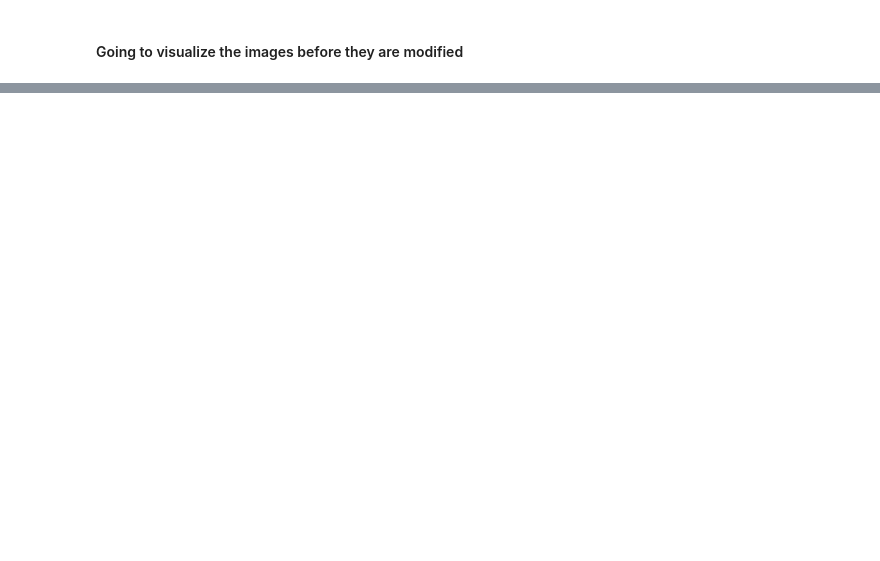
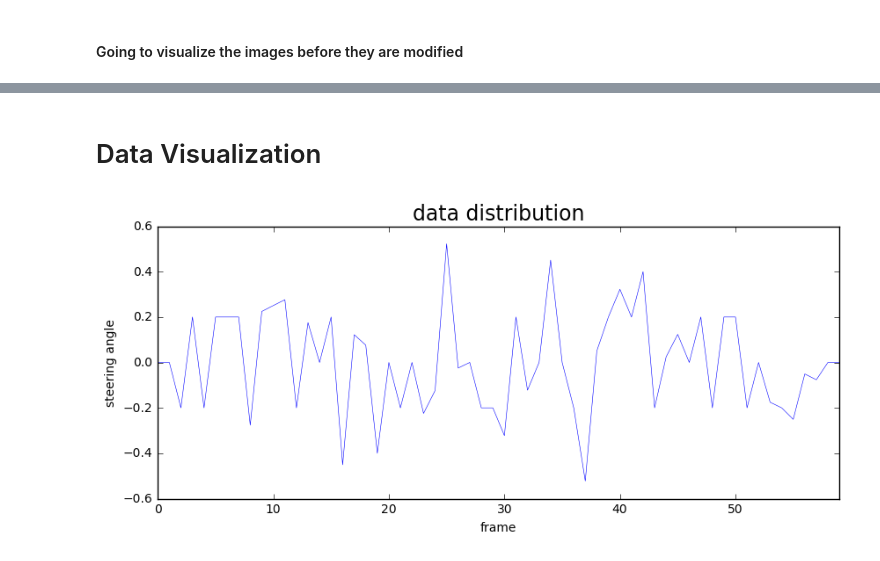
Before and after one commit to jayakasadev/Behavioral-Cloning, a Jupyter notebook: model.ipynb, the cells around one changed output, grey strips where cells are left out. Saved outputs shown, nothing was run; the diff lists cells and outputs as text; code cells hidden in the pictures; blank space fills up the shorter version.

```diff
--- a/model.ipynb
+++ b/model.ipynb
@@ -105,3 +113,6 @@ measurements = np.array(measurements)
+# %%
+images = np.array(cropped)
+measurements = np.array(measurements)
 # %%
 # going to flip all images here
 modified_images = []
@@ -139,0 +152,19 @@ There are 6 modified measurements.
+# %%
+# Shuffle the data
+from sklearn.utils import shuffle
+images, measurements = shuffle(images, measurements)
+# %% [markdown]
+# Data Visualization
+# %%
+plt.figure(figsize=(10,4))
+x = [range(len(measurements))]
+x = np.squeeze(np.asarray(x))
+y = np.asarray(measurements)
+plt.xlim(0,len(measurements)-1)
+plt.title('data distribution', fontsize=17)
+plt.xlabel('frame')
+plt.ylabel('steering angle')
+plt.plot(x,y, '', linewidth=0.4)
+plt.show()
+# %% [output]
+[figure, added]
```
Also changed, not shown: parts of 13 cells of this notebook.
